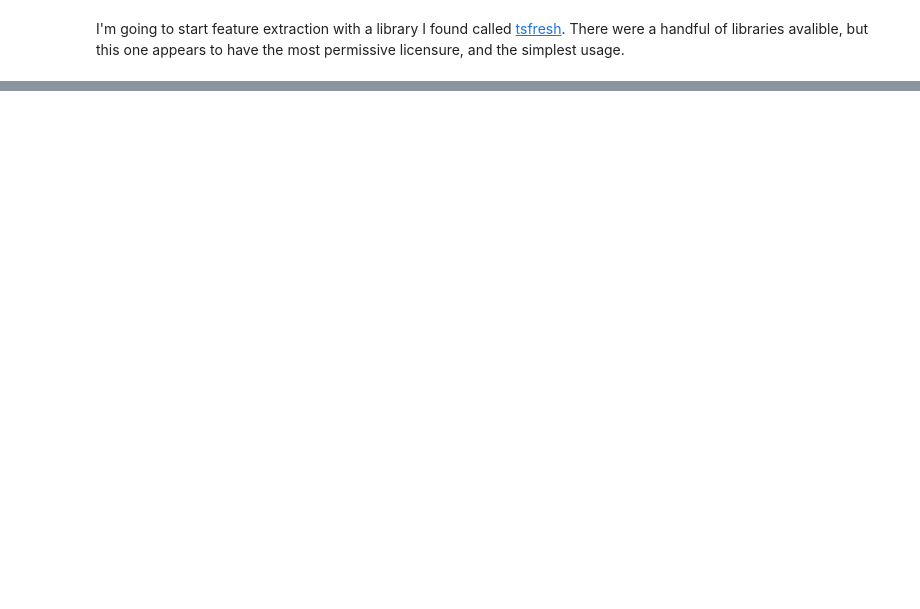
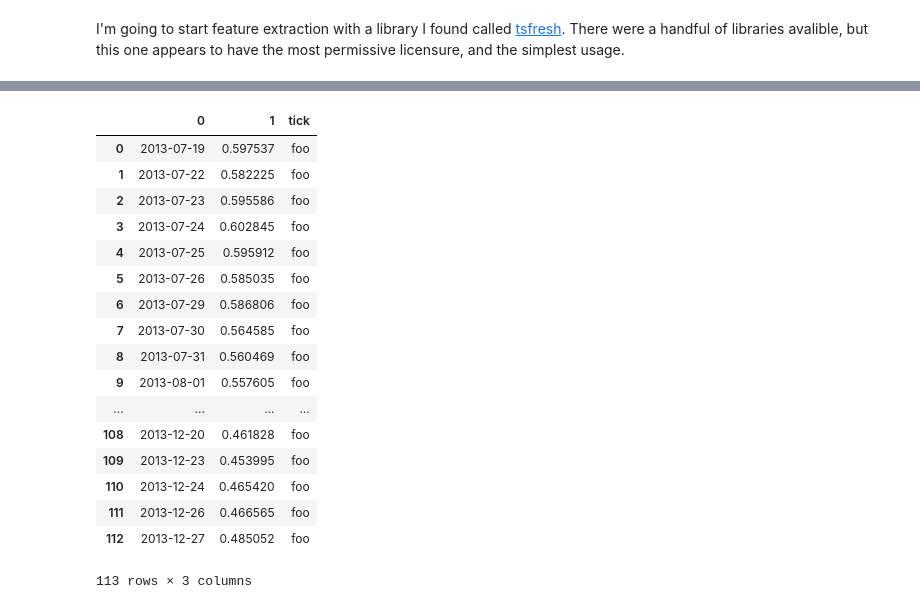
Before and after one commit to BenDavidAaron/FDA-Decision-Stock-Predictor, a Jupyter notebook: Extracting Features from Normalized Data.ipynb, the cells around one changed output, grey strips where cells are left out. Drawn from its saved outputs; the diff is of its cells as text; code cells hidden in the pictures; blank space fills up the shorter version.

```diff
--- a/Extracting Features from Normalized Data.ipynb
+++ b/Extracting Features from Normalized Data.ipynb
@@ -39,0 +67,21 @@ extracted_features = extract_features(timeseries, column_id="id", column_sort="t
+# %%
+testFrame
+# %% [output]
+|  | 0 | 1 | tick |
+| 0 | 2013-07-19 | 0.597537 | foo |
+| 1 | 2013-07-22 | 0.582225 | foo |
+| 2 | 2013-07-23 | 0.595586 | foo |
+| 3 | 2013-07-24 | 0.602845 | foo |
+| 4 | 2013-07-25 | 0.595912 | foo |
+| 5 | 2013-07-26 | 0.585035 | foo |
+| 6 | 2013-07-29 | 0.586806 | foo |
+| 7 | 2013-07-30 | 0.564585 | foo |
+| 8 | 2013-07-31 | 0.560469 | foo |
+| 9 | 2013-08-01 | 0.557605 | foo |
+| ... | ... | ... | ... |
+| 108 | 2013-12-20 | 0.461828 | foo |
+| 109 | 2013-12-23 | 0.453995 | foo |
+| 110 | 2013-12-24 | 0.465420 | foo |
+| 111 | 2013-12-26 | 0.466565 | foo |
+| 112 | 2013-12-27 | 0.485052 | foo |
+113 rows × 3 columns
```
Also changed, not shown: parts of 10 cells of this notebook.
